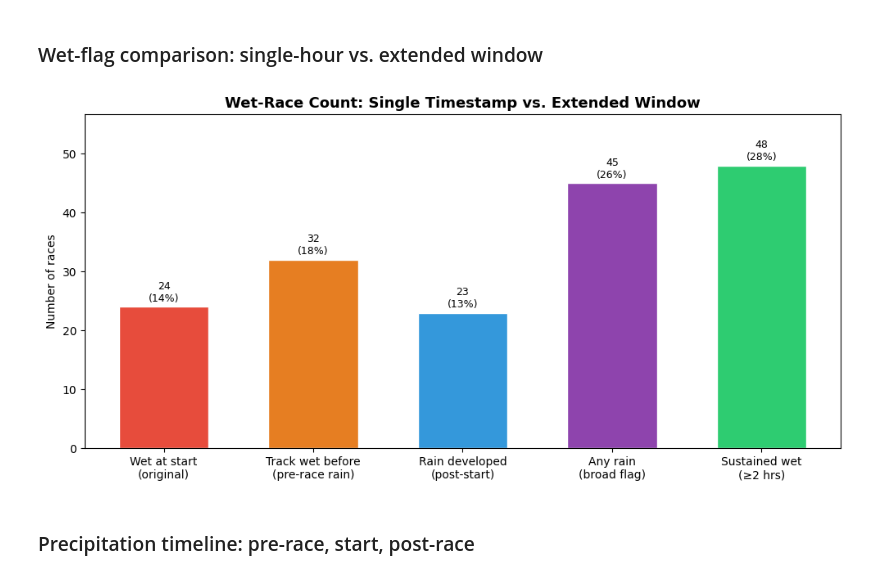
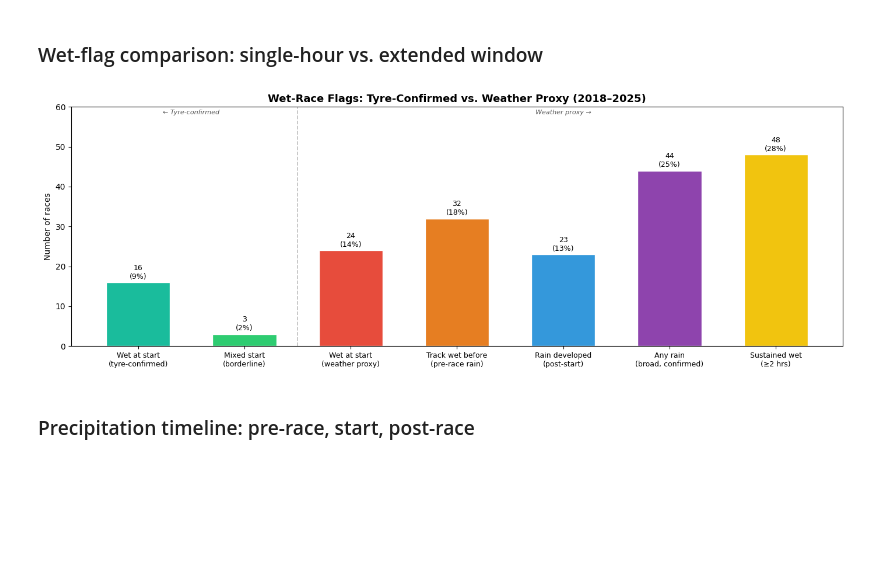
Before and after one commit to CodyRB24/mads-f1-analysis, a Jupyter notebook: notebooks/f1_weather.ipynb, the cells around one changed output. Cells and saved outputs as stored; diff of their text form; code cells hidden in the pictures; blank space fills up the shorter version.

Commit message:
Added lap_precipitation_data.csv to include the precipitation per lap and created the wet_at_start_race_profile.csv that calculates what track was acyually wet at start

```diff
--- a/notebooks/f1_weather.ipynb
+++ b/notebooks/f1_weather.ipynb
@@ -383,37 +504,54 @@ raw[stat_cols].describe().T.style.format("{:.2f}")
 ### Wet-flag comparison: single-hour vs. extended window
 # %%
 flag_labels = {
-    "is_wet_start":     "Wet at start\n(original)",
-    "track_wet_pre":    "Track wet before\n(pre-race rain)",
-    "rain_during":      "Rain developed\n(post-start)",
-    "is_wet_broad":     "Any rain\n(broad flag)",
-    "is_wet_sustained": "Sustained wet\n(≥2 hrs)",
+    "wet_at_start_confirmed": "Wet at start\n(tyre-confirmed)",
+    "mixed_start":            "Mixed start\n(borderline)",
+    "is_wet_start":           "Wet at start\n(weather proxy)",
+    "track_wet_pre":          "Track wet before\n(pre-race rain)",
+    "rain_during":            "Rain developed\n(post-start)",
+    "is_wet_broad_confirmed": "Any rain\n(broad, confirmed)",
+    "is_wet_sustained":       "Sustained wet\n(≥2 hrs)",
 }
-flag_counts = {lbl: raw[col].sum() for col, lbl in flag_labels.items()}
+flag_labels = {k: v for k, v in flag_labels.items() if k in raw.columns}
+flag_counts = {lbl: int(raw[col].sum()) for col, lbl in flag_labels.items()}
 
-fig, ax = plt.subplots(figsize=(10, 5))
-red = "#e74c3c"
+fig, ax = plt.subplots(figsize=(14, 5))
+red    = "#e74c3c"
 orange = "#e67e22"
-blue = "#3498db"
+blue   = "#3498db"
 purple = "#8e44ad"
-green = "#2ecc71"
+green  = "#2ecc71"
 yellow = "#f1c40f"
+teal   = "#1abc9c"
 
-colors = [red, orange, blue, purple, green]
-bars = ax.bar(flag_counts.keys(), flag_counts.values(), color=colors, edgecolor="white", width=0.6)
+bar_colors = [teal, green, red, orange, blue, purple, yellow]
+bars = ax.bar(
+    range(len(flag_counts)), list(flag_counts.values()),
+    color=bar_colors[:len(flag_counts)], edgecolor="white", width=0.6,
+)
+ax.set_xticks(range(len(flag_counts)))
+ax.set_xticklabels(list(flag_counts.keys()), fontsize=9)
 
-for bar, (lbl, n) in zip(bars, flag_counts.items()):
+ylim_max = max(flag_counts.values()) * 1.25
+ax.set_ylim(0, ylim_max)
+
+for bar, n in zip(bars, flag_counts.values()):
     ax.text(bar.get_x() + bar.get_width() / 2, bar.get_height() + 0.5,
             f"{n}\n({n/len(raw)*100:.0f}%)", ha="center", va="bottom", fontsize=9)
 
+# Visual separator between tyre-confirmed section and weather-proxy section
+ax.axvline(x=1.5, color="grey", linestyle="--", linewidth=1.2, alpha=0.5)
+ax.text(0.5,  ylim_max * 0.97, "← Tyre-confirmed", ha="center", fontsize=8, color="#555", style="italic")
+ax.text(4.0,  ylim_max * 0.97, "Weather proxy →",  ha="center", fontsize=8, color="#555", style="italic")
+
 ax.set_ylabel("Number of races")
-ax.set_title("Wet-Race Count: Single Timestamp vs. Extended Window", fontsize=13, fontweight="bold")
-ax.set_ylim(0, max(flag_counts.values()) * 1.18)
+ax.set_title("Wet-Race Flags: Tyre-Confirmed vs. Weather Proxy (2018–2025)",
+             fontsize=13, fontweight="bold")
 plt.tight_layout()
 # plt.savefig("wet_flag_comparison.png", dpi=150)
 plt.show()
 # %% [output]
-[figure, old version]
+[figure, new version]
 # %% [markdown]
 ### Precipitation timeline: pre-race, start, post-race
 # %%
```
Also changed, not shown: parts of 10 cells of this notebook, 6 other files.
